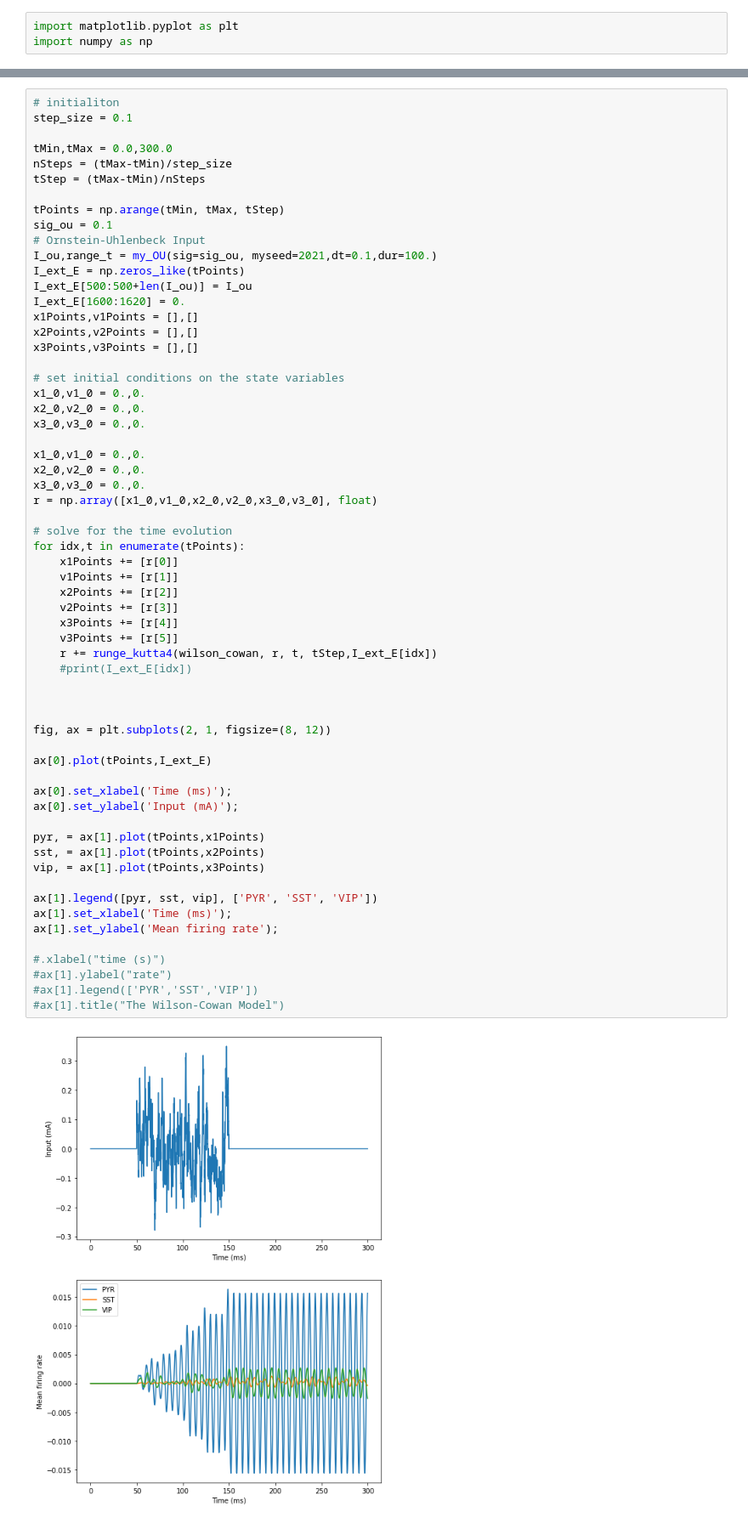
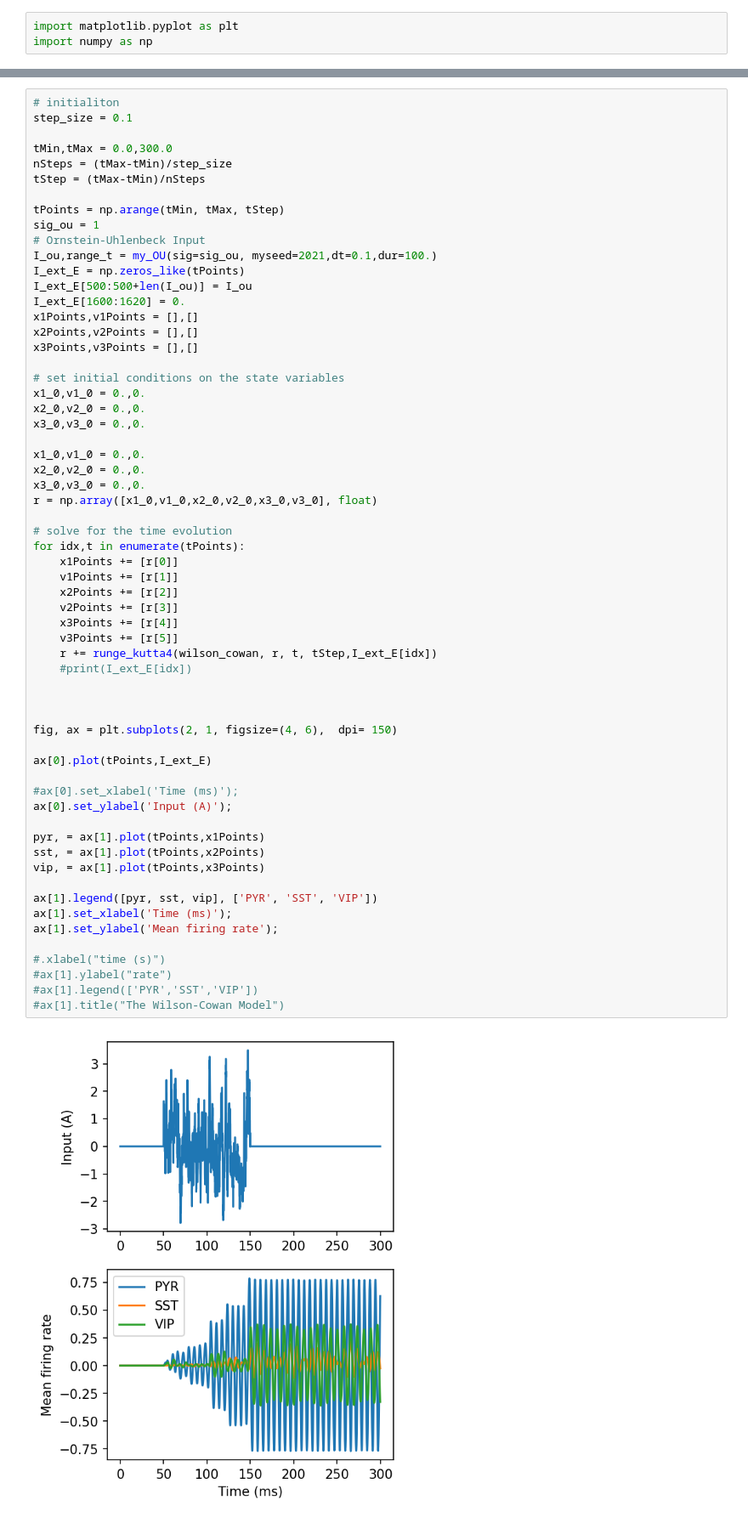
Before and after one commit to cagdastopcu/omission-of-visual-stimuli, a Jupyter notebook: wilson_cowan_3population.ipynb, the cells around one changed output, grey strips where cells are left out. Shown: that part at 85% size. Saved outputs shown, nothing was run; the diff lists cells and outputs as text.

```diff
--- a/wilson_cowan_3population.ipynb
+++ b/wilson_cowan_3population.ipynb
@@ -165,7 +163,7 @@ nSteps = (tMax-tMin)/step_size
 tStep = (tMax-tMin)/nSteps
 
 tPoints = np.arange(tMin, tMax, tStep)
-sig_ou = 0.1
+sig_ou = 1
 # Ornstein-Uhlenbeck Input
 I_ou,range_t = my_OU(sig=sig_ou, myseed=2021,dt=0.1,dur=100.)
 I_ext_E = np.zeros_like(tPoints)
@@ -188,34 +186,34 @@ r = np.array([x1_0,v1_0,x2_0,v2_0,x3_0,v3_0], float)
 # solve for the time evolution
 for idx,t in enumerate(tPoints):
     x1Points += [r[0]]
     v1Points += [r[1]]
     x2Points += [r[2]]
     v2Points += [r[3]]
     x3Points += [r[4]]
     v3Points += [r[5]]
     r += runge_kutta4(wilson_cowan, r, t, tStep,I_ext_E[idx])
     #print(I_ext_E[idx])
 
 
 
-fig, ax = plt.subplots(2, 1, figsize=(8, 12))
+fig, ax = plt.subplots(2, 1, figsize=(4, 6),  dpi= 150)
 
 ax[0].plot(tPoints,I_ext_E)
 
-ax[0].set_xlabel('Time (ms)');
-ax[0].set_ylabel('Input (mA)');
+#ax[0].set_xlabel('Time (ms)');
+ax[0].set_ylabel('Input (A)');
 
 pyr, = ax[1].plot(tPoints,x1Points)
 sst, = ax[1].plot(tPoints,x2Points)
 vip, = ax[1].plot(tPoints,x3Points)
 
 ax[1].legend([pyr, sst, vip], ['PYR', 'SST', 'VIP'])
 ax[1].set_xlabel('Time (ms)');
 ax[1].set_ylabel('Mean firing rate');
 
 #.xlabel("time (s)")
 #ax[1].ylabel("rate")
 #ax[1].legend(['PYR','SST','VIP'])
 #ax[1].title("The Wilson-Cowan Model")
 # %% [output]
-[figure, old version]
+[figure, new version]
```
Also changed, not shown: parts of 2 cells of this notebook.
